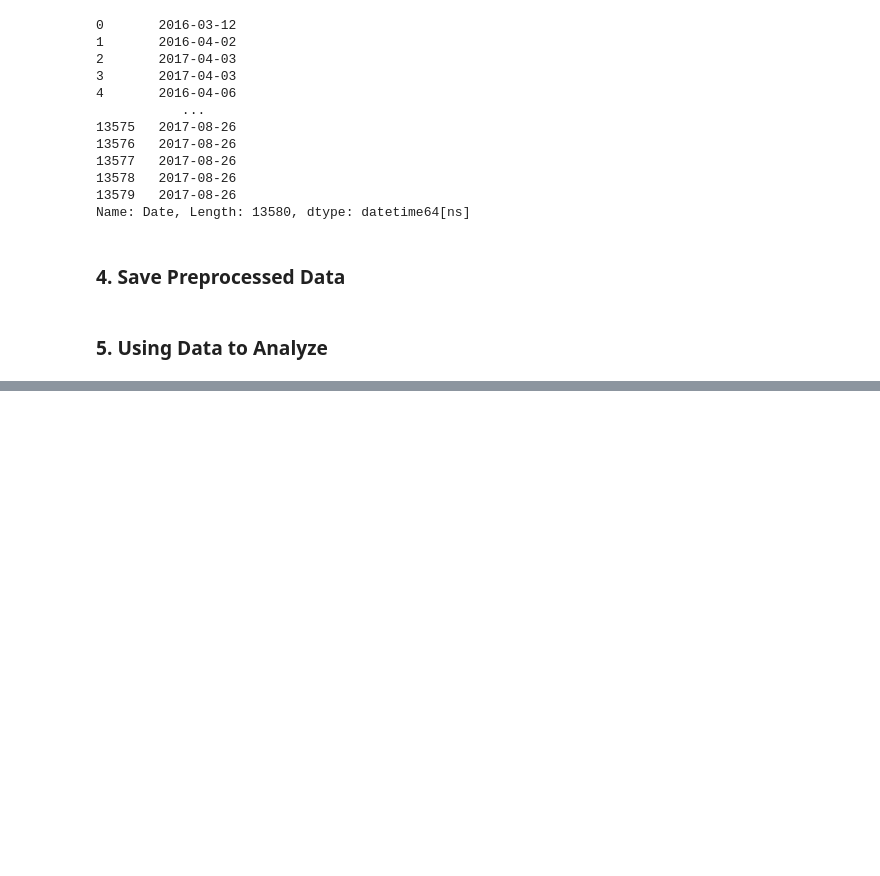
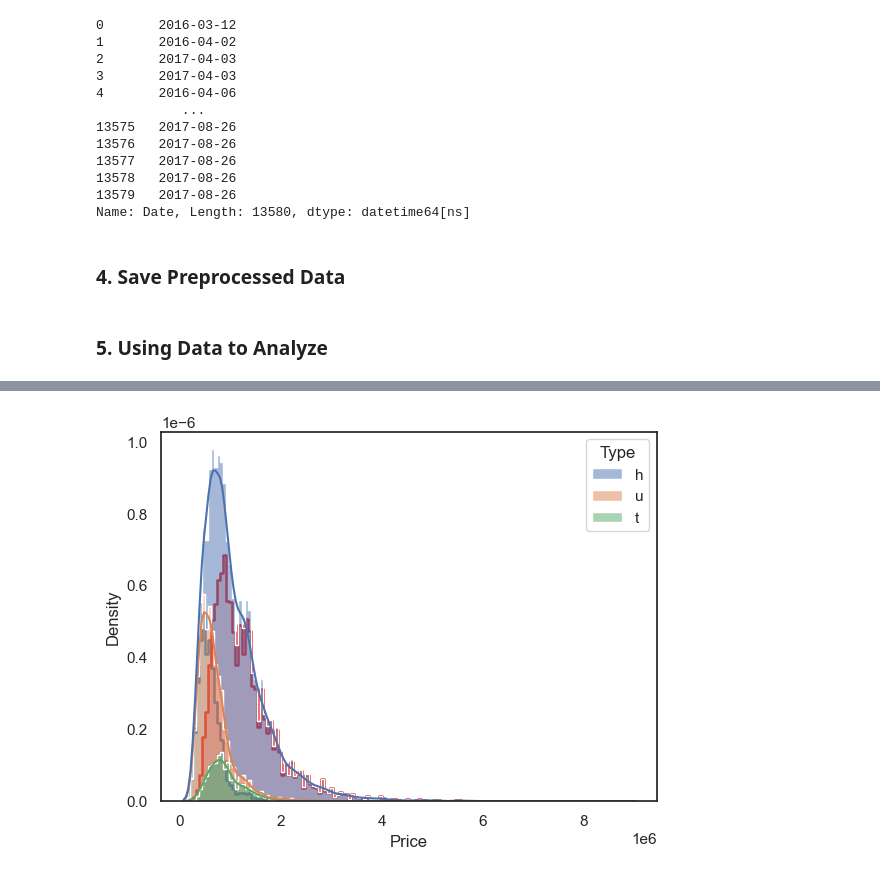
Before and after one commit to WhatKS/DA_Course_QILIU, a Jupyter notebook: 2023_01_03/Melbourne_house.ipynb, the cells around one changed output, grey strips where cells are left out. Cells and saved outputs as stored; diff of their text form; code cells hidden in the pictures; blank space fills up the shorter version.

```diff
--- a/2023_01_03/Melbourne_house.ipynb
+++ b/2023_01_03/Melbourne_house.ipynb
@@ -403,0 +378,6 @@ sns.lmplot(x='Suburb_num', y='Price', hue='Suburb_num',legend=False, data=houses
+# %%
+sns.histplot(data = houses, x = 'Price', hue = 'Type', element = 'step', stat = 'density', palette='Set1', linewidth=1.8)
+sns.histplot(data = houses, x = 'Price', hue = 'Type', element = 'step', stat = 'density', multiple = 'stack', kde = True)
+plt.show()
+# %% [output]
+[figure, added]
```
Also changed, not shown: parts of 27 cells of this notebook.
